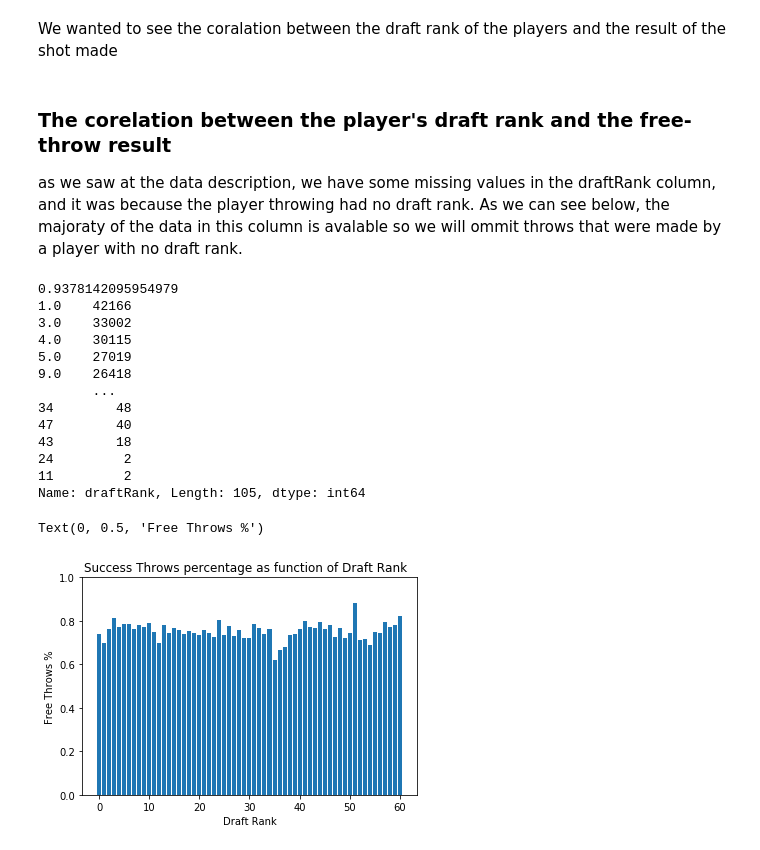
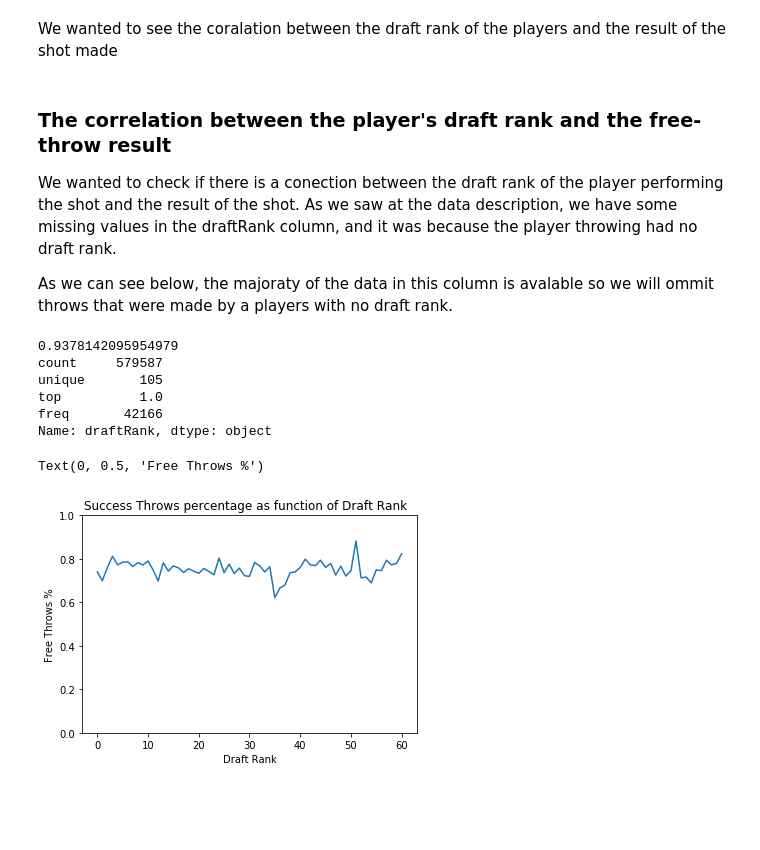
Before and after one commit to guyazov/DS_Workshop, a Jupyter notebook: Project.ipynb, the cells around one changed output. Saved outputs shown, nothing was run; the diff lists cells and outputs as text; code cells hidden in the pictures; blank space fills up the shorter version.

Commit message:
Shachar work on notebook

```diff
--- a/Project.ipynb
+++ b/Project.ipynb
@@ -95,10 +74,10 @@ Index(['Season', 'Age', 'Tm', 'Lg', 'Pos', 'G', 'GS', 'MP', 'FG', 'FGA', 'FG%',
 # added this box because the externat data code didn't work on my computer
 # delete this box before submiting!
 
-# free_throws_db = pd.read_csv('C:/Users/Shachar/DS_Workshop/SUMMARY.csv')
+free_throws_db = pd.read_csv('C:/Users/Shachar/DS_Workshop/SUMMARY.csv')
+free_throws_db.drop_duplicates()
+
+# database_path = "/Users/gorbrin/PycharmProjects/untitled/SUMMARY.csv"
+# #free_throws_db = pd.read_csv(database_path)
 # free_throws_db.drop_duplicates()
-
-database_path = "/Users/gorbrin/PycharmProjects/untitled/SUMMARY.csv"
-#free_throws_db = pd.read_csv(database_path)
-free_throws_db.drop_duplicates()
 # %% [output]
@@ -133,9 +112,9 @@ categorical_variables = ['end_result', 'game', 'game_id', 'period', 'play', 'pla
 numeric_variables = ['score','time','FG%','2P%', '3P%', 'FT%', 'Height', 'Weight', 'draftRank']
 # %%
 
-database_path = "/Users/gorbrin/PycharmProjects/untitled/SUMMARY.csv"
-free_throws_db = pd.read_csv(database_path)
-free_throws_db.drop_duplicates()
+# database_path = "/Users/gorbrin/PycharmProjects/untitled/SUMMARY.csv"
+# free_throws_db = pd.read_csv(database_path)
+# free_throws_db.drop_duplicates()
 free_throws_db.count()
 # %% [output]
 Unnamed: 0      618019
@@ -224,28 +203,22 @@ moreover, at the end of a quarter, and especially at the end of the game, both p
 # %% [markdown]
 We wanted to see the coralation between the draft rank of the players and the result of the shot made
 # %% [markdown]
-### The corelation between the player's draft rank and the free-throw result
+### The correlation between the player's draft rank and the free-throw result
 
-as we saw at the data description, we have some missing values in the draftRank column, and it was because the player throwing had no draft rank.
-As we can see below, the majoraty of the data in this column is avalable so we will ommit throws that were made by a player with no draft rank.
+We wanted to check if there is a conection between the draft rank of the player performing the shot and the result of the shot.
+As we saw at the data description, we have some missing values in the draftRank column, and it was because the player throwing had no draft rank.
+
+As we can see below, the majoraty of the data in this column is avalable so we will ommit throws that were made by a players with no draft rank.
 # %%
 # the precentage of the data that has draftRank:
 print(free_throws_db['draftRank'].count()/free_throws_db['game'].count())
-print(free_throws_db['draftRank'].value_counts())
 # %% [output]
 0.9378142095954979
-1.0    42166
-3.0    33002
-4.0    30115
-5.0    27019
-9.0    26418
-       ...
-34        48
-47        40
-43        18
-24         2
-11         2
-Name: draftRank, Length: 105, dtype: int64
+count     579587
+unique       105
+top          1.0
+freq       42166
+Name: draftRank, dtype: object
 # %%
 free_throws_db['draftRank'] = free_throws_db['draftRank'].replace(np.nan, 0)
 free_throws_db['draftRank'] = free_throws_db['draftRank'].replace("undrafted", 0)
@@ -270,12 +243,11 @@ for rank in ranks:
     throws_per_rank(free_throws_db,rank)
 # %%
 # Success throws precentage over time
-plt.bar(list(ranks),success_precentage_by_rank)
+plt.plot(list(ranks),success_precentage_by_rank)
 plt.title('Success Throws percentage as function of Draft Rank  ')
-#plt.xlim([-2,61])
 plt.ylim([0,1])
 plt.xlabel('Draft Rank')
 plt.ylabel('Free Throws %')
 # %% [output]
 Text(0, 0.5, 'Free Throws %')
-[figure, old version]
+[figure, new version]
```
Also changed, not shown: parts of 10 cells of this notebook.
